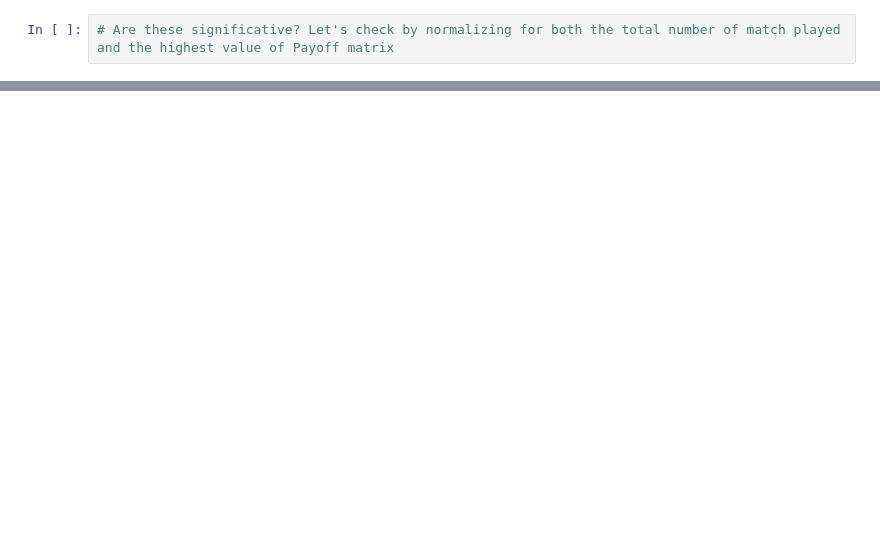
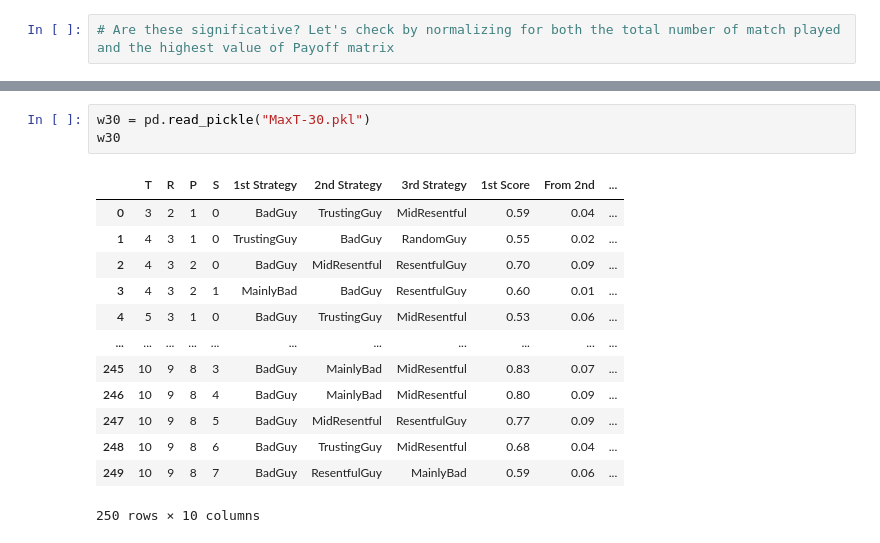
Before and after one commit to LeoPi314/LCP_projects_Y7_Group_4, a Jupyter notebook: Tourney.ipynb, the cells around one changed output, grey strips where cells are left out. Cells and saved outputs as stored; diff of their text form; blank space fills up the shorter version.

```diff
--- a/Tourney.ipynb
+++ b/Tourney.ipynb
@@ -613,0 +645,17 @@ ScammingGuy1    3.0000
+# %%
+w30 = pd.read_pickle("MaxT-30.pkl")
+w30
+# %% [output]
+|  | T | R | P | S | 1st Strategy | 2nd Strategy | 3rd Strategy | 1st Score | From 2nd | ... |
+| 0 | 3 | 2 | 1 | 0 | BadGuy | TrustingGuy | MidResentful | 0.59 | 0.04 | ... |
+| 1 | 4 | 3 | 1 | 0 | TrustingGuy | BadGuy | RandomGuy | 0.55 | 0.02 | ... |
+| 2 | 4 | 3 | 2 | 0 | BadGuy | MidResentful | ResentfulGuy | 0.70 | 0.09 | ... |
+| 3 | 4 | 3 | 2 | 1 | MainlyBad | BadGuy | ResentfulGuy | 0.60 | 0.01 | ... |
+| 4 | 5 | 3 | 1 | 0 | BadGuy | TrustingGuy | MidResentful | 0.53 | 0.06 | ... |
+| ... | ... | ... | ... | ... | ... | ... | ... | ... | ... | ... |
+| 245 | 10 | 9 | 8 | 3 | BadGuy | MainlyBad | MidResentful | 0.83 | 0.07 | ... |
+| 246 | 10 | 9 | 8 | 4 | BadGuy | MainlyBad | MidResentful | 0.80 | 0.09 | ... |
+| 247 | 10 | 9 | 8 | 5 | BadGuy | MidResentful | ResentfulGuy | 0.77 | 0.09 | ... |
+| 248 | 10 | 9 | 8 | 6 | BadGuy | TrustingGuy | MidResentful | 0.68 | 0.04 | ... |
+| 249 | 10 | 9 | 8 | 7 | BadGuy | ResentfulGuy | MainlyBad | 0.59 | 0.06 | ... |
+250 rows × 10 columns
```
Also changed, not shown: parts of 12 cells of this notebook, 2 other files.
